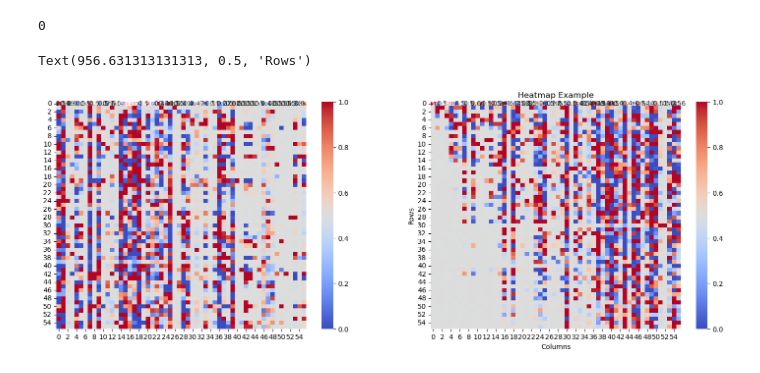
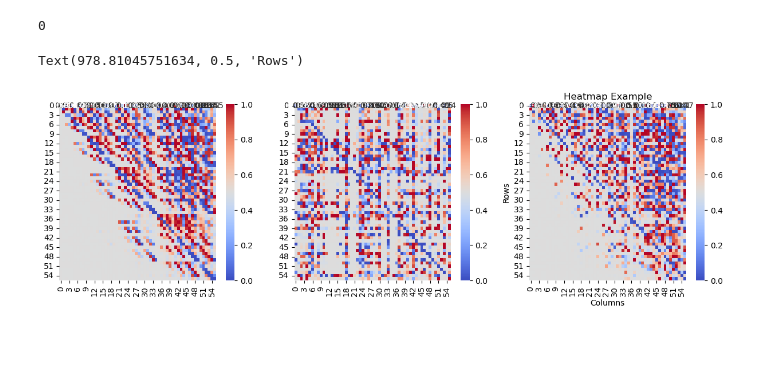
Before and after one commit to HyukpyoHong/Koopman-Operator, a Jupyter notebook: Lorenz_discrete_ortho.ipynb, the cells around one changed output. Drawn from its saved outputs; the diff is of its cells as text; code cells hidden in the pictures; blank space fills up the shorter version.

```diff
--- a/Lorenz_discrete_ortho.ipynb
+++ b/Lorenz_discrete_ortho.ipynb
@@ -186,6 +25,7 @@ np.random.seed(123)
 sigma0 = 10.0
 rho0 = 20.0
 beta0 = 3.0
+dt = 0.02
 
 #K_true = np.array([[1+mu0, 0, 0], [0, 1+lambda0, -lambda0], [0, 0, (1+mu0)**2]])
 #G_inv_true = np.array([[11/4, -3/4, -5/8], [-3/4, 3/4, 1/8], [-5/8, 1/8, 3/16]])
@@ -241,20 +81,20 @@ for rr in range(n_repeat):
     for i in range(M_max):
         if sequential == True:
             if model == "Lorenz":
-                y_mat_total[:,i] = Lorenz(x_mat_total[:,i], sigma0, rho0, beta0)
+                y_mat_total[:,i] = kp.Lorenz(x_mat_total[:,i], sigma0, rho0, beta0, dt)
                 if i+1 < M_max:
                     x_mat_total[:,i+1] = y_mat_total[:,i]
         else:
             if model == "Lorenz":
-                y_mat_total[:,i] = Lorenz(x_mat_total[:,i], sigma0, rho0, beta0)
+                y_mat_total[:,i] = kp.Lorenz(x_mat_total[:,i], sigma0, rho0, beta0, dt)
 
     Psi_X = np.zeros([M_max,N])
     Psi_Y = np.zeros([M_max,N])
 
     for i in range(M_max):
         if model == "Lorenz":
-            Psi_X[i,:], ind_mat = psi_Laguerre(x_mat_total[:,i], d, max_order)
-            Psi_Y[i,:] = psi_Laguerre(y_mat_total[:,i], d, max_order)[0]
+            Psi_X[i,:], ind_mat = kp.psi_Laguerre(x_mat_total[:,i], d, max_order)
+            Psi_Y[i,:] = kp.psi_Laguerre(y_mat_total[:,i], d, max_order)[0]
 
     G_approx[:,:,0] = np.matmul(Psi_X[np.ix_(range(1),range(N))].transpose(), Psi_X[np.ix_(range(1),range(N))])
     G_pinv[:,:,0] = np.linalg.pinv(G_approx[:,:,0])
@@ -281,28 +116,37 @@ ranked_idx2 = np.argsort(eig_v2)[::-1]
 # %%
 mixed_idx = np.random.permutation(N)
 
 data = K_approx[:,:,M_max-1]
-data_mx = K_approx[np.ix_(mixed_idx,mixed_idx, [M_max-1])]
-data_pr = K_approx[np.ix_(ranked_idx,ranked_idx, [M_max-1])]
-data_subpr = K_approx[np.ix_(ranked_idx2,ranked_idx2, [M_max-1])]
-data = np.squeeze(data)
-data_mx = np.squeeze(data_mx)
-data_pr = np.squeeze(data_pr)
-data_subpr = np.squeeze(data_subpr)
+data = 1/dt * (np.squeeze(data) - np.identity(N))
+
+eig_v = kp.pagerank(abs(data), 10000, 0.85)
+eig_v2 = kp.subsampled_pagerank(abs(data), 10000, 0.85, 0.2)
+ranked_idx = np.argsort(eig_v)[::-1]
+ranked_idx2 = np.argsort(eig_v2)[::-1]
+
+data_mx = data[np.ix_(mixed_idx,mixed_idx)]
+# data_mx = 1/dt * (np.squeeze(data_mx) - np.identity(N))
+
+data_pr = data[np.ix_(ranked_idx,ranked_idx)]
+# data_pr = 1/dt * (np.squeeze(data_pr) - np.identity(N))
+
+data_subpr = data[np.ix_(ranked_idx2,ranked_idx2)]
+# data_subpr = 1/dt * (np.squeeze(data_subpr) - np.identity(N))
+
 # Create a heatmap
 #fig2, ax2 = plt.subplots(len(i_list), len(j_list), figsize = (8,8))
 fig1, ax1 = plt.subplots(1,3,figsize = (15,4))
 #plt.figure(figsize=(8, 6))
-sns.heatmap(expit(data*10), ax=ax1[0], annot=True, cmap='coolwarm', cbar=True)
-sns.heatmap(expit(data_mx*10), ax=ax1[1], annot=True, cmap='coolwarm', cbar=True)
-sns.heatmap(expit(data_pr*10), ax=ax1[2], annot=True, cmap='coolwarm', cbar=True)# sns.heatmap(expit(data_subpr*10), ax=ax1[2], annot=True, cmap='coolwarm', cbar=True)
-# sns.heatmap(expit(data*100), annot=True, cmap='coolwarm', cbar=True)
+sns.heatmap(expit(data*1), ax=ax1[0], annot=True, cmap='coolwarm', cbar=True)
+sns.heatmap(expit(data_mx*1), ax=ax1[1], annot=True, cmap='coolwarm', cbar=True)
+sns.heatmap(expit(data_pr*1), ax=ax1[2], annot=True, cmap='coolwarm', cbar=True)# sns.heatmap(expit(data_subpr*10), ax=ax1[2], annot=True, cmap='coolwarm', cbar=True)
+# sns.heatmap(expit(data_pr*100), annot=True, cmap='coolwarm', cbar=True)
 # sns.heatmap(1/(1+np.exp(-data)), annot=True, cmap='coolwarm', cbar=True)
 
 # Add title and labels
 plt.title("Heatmap Example")
 plt.xlabel("Columns")
 plt.ylabel("Rows")
 # %% [output]
-Text(956.631313131313, 0.5, 'Rows')
+Text(978.81045751634, 0.5, 'Rows')
-[figure, old version]
+[figure, new version]
```
Also changed, not shown: parts of 9 cells of this notebook, 4 other files.
